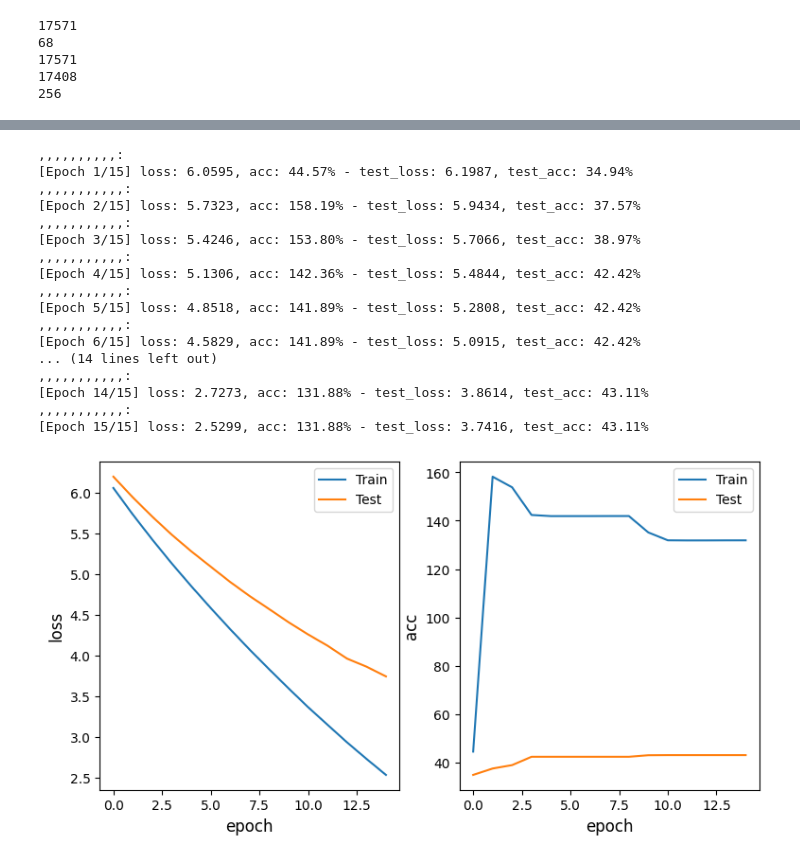
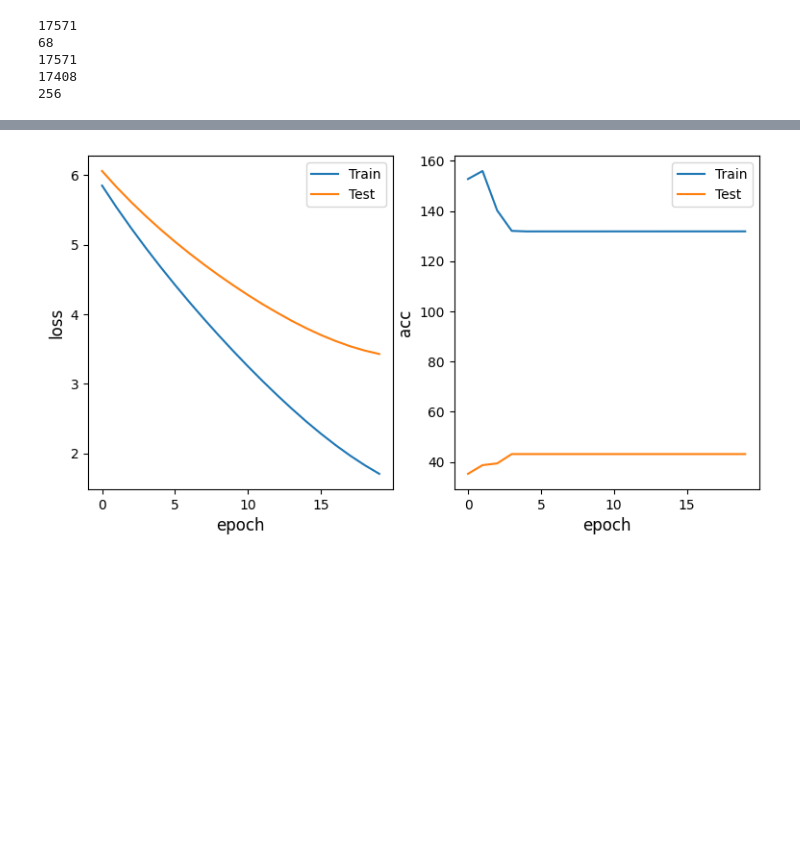
Before and after one commit to retospect/proteoxystis, a Jupyter notebook: bin/TrainOnColab.ipynb, the cells around one changed output, grey strips where cells are left out. Cells and saved outputs as stored; diff of their text form; code cells hidden in the pictures; blank space fills up the shorter version.

Commit message:
Better model

```diff
--- a/bin/TrainOnColab.ipynb
+++ b/bin/TrainOnColab.ipynb
@@ -111,7 +112,7 @@ class SimpleLSTM(nn.Module):
         self.dropout = []
         for i in range(n_linear):
           self.linear.append(torch.nn.Linear(linear_hidden_size,linear_hidden_size))
-          self.softmax.append(torch.nn.Softmax())
+          self.softmax.append(torch.nn.Softmax(dim=1))
           self.dropout.append(torch.nn.Dropout(linear_dropout))
 
 
@@ -253,7 +254,7 @@ def getTrainGen():
        trainy.append((seqs2[i], output2[i], relevant_train2[i]))
     return trainy
 # %%
-def train_and_test(model, test_data_gen, criterion, optimizer, max_epochs, verbose=True):
+def train_and_test(model, test_data_gen, criterion, optimizer, max_epochs, verbose=True, history_train = {'loss': [], 'acc': []}, history_test = {'loss': [], 'acc': []}):
     # Automatically determine the device that PyTorch should use for computation
     device = torch.device('cuda:0' if torch.cuda.is_available() else 'cpu')
     print("On ", device)
@@ -261,10 +262,9 @@ def train_and_test(model, test_data_gen, criterion, optimizer, max_epochs, verbo
     model.to(device)
 
     # Track the value of the loss function and model accuracy across epochs
-    history_train = {'loss': [], 'acc': []}
-    history_test = {'loss': [], 'acc': []}
+    prev_epo = len(history_test)
 
-    for epoch in range(max_epochs):
+    for epoch in range(prev_epo, prev_epo + max_epochs):
         # Run the training loop and calculate the accuracy.
         # Remember that the length of a data generator is the number of batches,
         # so we multiply it by the batch size to recover the total number of sequences.
@@ -281,10 +281,11 @@ def train_and_test(model, test_data_gen, criterion, optimizer, max_epochs, verbo
         history_test['loss'].append(loss)
         history_test['acc'].append(accuracy)
 
-        print(f'\n[Epoch {epoch + 1}/{max_epochs}]'
+        print(f'\n[Epoch {epoch + 1}/{max_epochs+prev_epo}]'
                   f" loss: {history_train['loss'][-1]:.4f}, acc: {history_train['acc'][-1]:2.2f}%"
-                  f" - test_loss: {history_test['loss'][-1]:.4f}, test_acc: {history_test['acc'][-1]:2.2f}%")
-
+                  f" - test_loss: {history_test['loss'][-1]:.4f}, test_acc: {history_test['acc'][-1]:2.2f}%", end="")
+        torch.save(model, "lstm-model-cel.pt")
+    print("\nDone")
     # Generate diagnostic plots for the loss and accuracy
     fig, axes = plt.subplots(ncols=2, figsize=(9, 4.5))
     for ax, metric in zip(axes, ['loss', 'acc']):
@@ -295,7 +296,7 @@ def train_and_test(model, test_data_gen, criterion, optimizer, max_epochs, verbo
         ax.legend(['Train', 'Test'], loc='best')
     plt.show()
 
-    return model
+    return model, history_train, history_test
 # %%
 import numpy as np
 
@@ -331,14 +332,15 @@ input_size  = 21
 hidden_size = 3
 output_size = 698
      #def __init__(self, input_size, llm_layers, llm_dropout, linear_hidden_size, n_linear, linear_dropout, output_size):
-model       = SimpleLSTM(21, 3, .3, 8, 10, .3, output_size)
+model       = SimpleLSTM(21, 8, .5, 8, 20, .5, output_size)
+#             SimpleLSTM(21, 5, .5, 8, 20, .5, output_size) Overtrains at 18, loss: 0.9091, acc: 162.13% - test_loss: 3.4069, test_acc: 35.24%,
 criterion   = torch.nn.CrossEntropyLoss()
 #criterion = torch.nn.MSELoss()#
 optimizer   = torch.optim.RMSprop(model.parameters(), lr=0.001)
-max_epochs  = 15
+max_epochs  = 20
 
 # Train the model
-model = train_and_test(model, testy, criterion, optimizer, max_epochs, verbose=False)
+model, h_train, h_test = train_and_test(model, testy, criterion, optimizer, max_epochs, verbose=False)
 # %% [output]
 Hidden size 3
 output size 698
@@ -348,18 +362 @@ On  cuda:0
-,,,,,,,,,,:
-[Epoch 1/15] loss: 6.0595, acc: 44.57% - test_loss: 6.1987, test_acc: 34.94%
-,,,,,,,,,,,:
-[Epoch 2/15] loss: 5.7323, acc: 158.19% - test_loss: 5.9434, test_acc: 37.57%
-,,,,,,,,,,,:
-[Epoch 3/15] loss: 5.4246, acc: 153.80% - test_loss: 5.7066, test_acc: 38.97%
-,,,,,,,,,,,:
-[Epoch 4/15] loss: 5.1306, acc: 142.36% - test_loss: 5.4844, test_acc: 42.42%
-,,,,,,,,,,,:
-[Epoch 5/15] loss: 4.8518, acc: 141.89% - test_loss: 5.2808, test_acc: 42.42%
-,,,,,,,,,,,:
-[Epoch 6/15] loss: 4.5829, acc: 141.89% - test_loss: 5.0915, test_acc: 42.42%
-... (14 lines left out)
-,,,,,,,,,,,:
-[Epoch 14/15] loss: 2.7273, acc: 131.88% - test_loss: 3.8614, test_acc: 43.11%
-,,,,,,,,,,,:
-[Epoch 15/15] loss: 2.5299, acc: 131.88% - test_loss: 3.7416, test_acc: 43.11%
-[figure, old version]
+[figure, new version]
```
Also changed, not shown: parts of 8 cells of this notebook.
